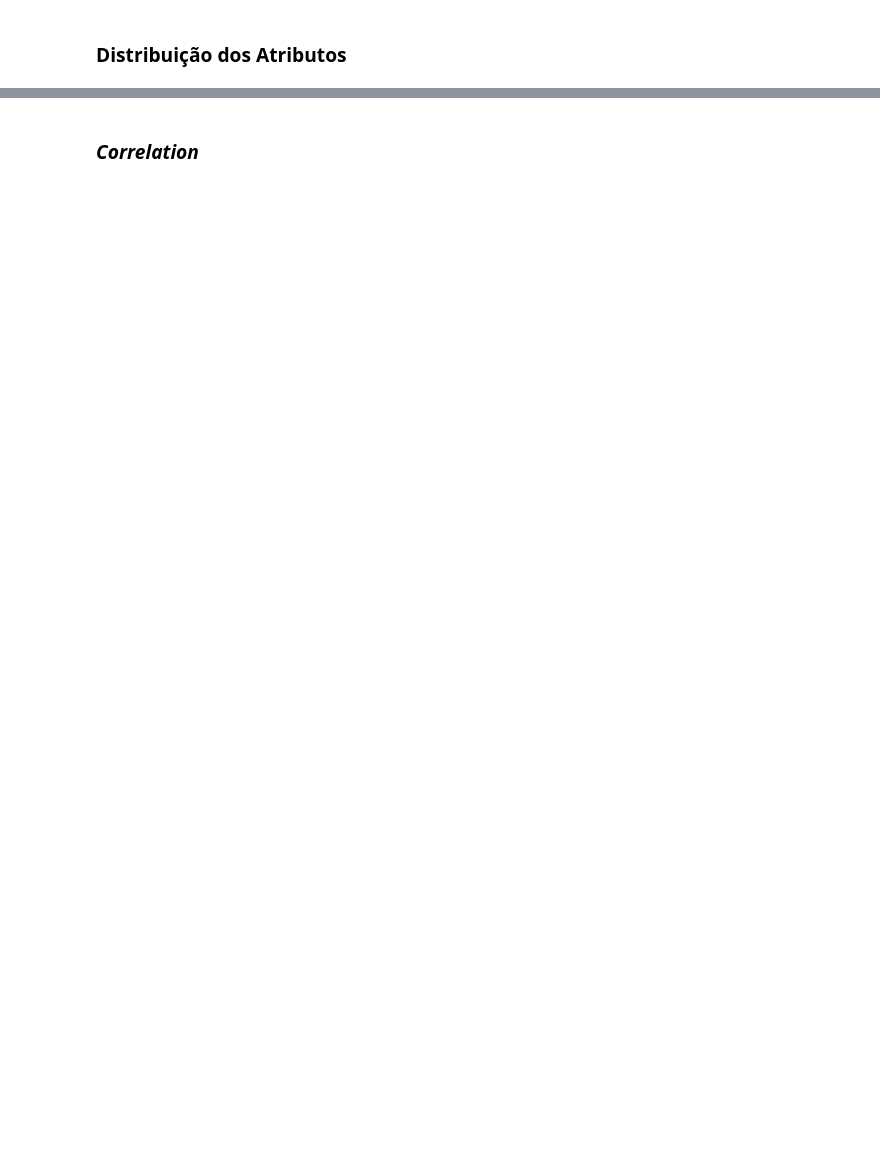
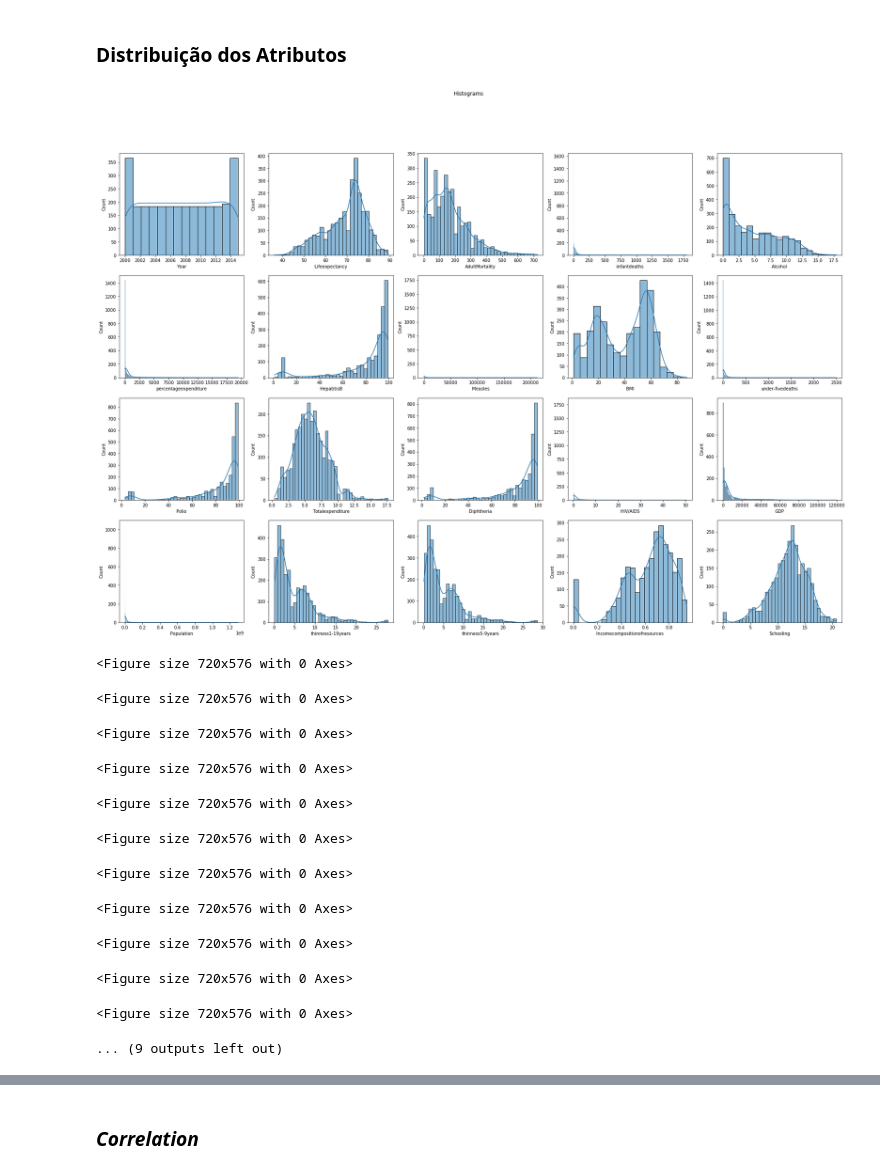
Before and after one commit to MarianaFilipa/DAA, a Jupyter notebook: Grupo_Tarefa/Grupo.ipynb, the cells around one changed output, grey strips where cells are left out. Cells and saved outputs as stored; diff of their text form; code cells hidden in the pictures; blank space fills up the shorter version.

```diff
--- a/Grupo_Tarefa/Grupo.ipynb
+++ b/Grupo_Tarefa/Grupo.ipynb
@@ -114,34 +114,40 @@ sns.heatmap(df.isnull(),yticklabels=False, cbar=False, cmap='viridis')
 # %% [markdown]
 ### Distribuição dos Atributos
 # %%
+import warnings
+warnings.filterwarnings("ignore")
+
 def atributes_distribution(df):
-    fig, axs = plt.subplots(4,5,figsize=(20,25))
+    n_cols = 5; n_lines = 4
+    fig, axs = plt.subplots(n_lines,n_cols,figsize=(30,20))
     fig.suptitle('Histograms')
 
-    #sns.histplot(df['Status'], ax=axs[0,0], kde=True)
-    sns.histplot(df['Lifeexpectancy'], ax=axs[0,1], kde=True)
-    sns.histplot(df['AdultMortality'], ax=axs[0,2], kde=True)
-    sns.histplot(df['infantdeaths'], ax=axs[0,3], kde=True)
-    sns.histplot(df['Alcohol'], ax=axs[0,4], kde=True)
+    df_aux= df.select_dtypes(include=np.number)
+    cols = list(df_aux.columns)
 
-    sns.histplot(df['percentageexpenditure'], ax=axs[1,0], kde=True)
-    sns.histplot(df['HepatitisB'], ax=axs[1,1], kde=True)
-    sns.histplot(df['Measles'], ax=axs[1,2], kde=True)
-    sns.histplot(df['BMI'], ax=axs[1,3], kde=True)
-    sns.histplot(df['under-fivedeaths'], ax=axs[1,4], kde=True)
+    i = 0; j = 0
+    for x1 in cols:
+        plt.figure(figsize = (10,8))
+        sns.histplot(x = df[x1], data=df, ax=axs[i,j], kde=True)
+        j = j + 1
+        if(j == n_cols):
+            i=i+1
+            j = 0
 
-    sns.histplot(df['Polio'], ax=axs[2,0], kde=True)
-    sns.histplot(df['Totalexpenditure'], ax=axs[2,1], kde=True)
-    sns.histplot(df['Diphtheria'], ax=axs[2,2], kde=True)
-    sns.histplot(df['HIV/AIDS'], ax=axs[2,3], kde=True)
-    sns.histplot(df['GDP'], ax=axs[2,4], kde=True)
-
-    #sns.histplot(df['Population'], ax=axs[3,0], kde=True)
-    sns.histplot(df['thinness1-19years'], ax=axs[3,1], kde=True)
-    sns.histplot(df['thinness5-9years'], ax=axs[3,2], kde=True)
-    sns.histplot(df['Incomecompositionofresources'], ax=axs[3,3], kde=True)
-    sns.histplot(df['Schooling'], ax=axs[3,4], kde=True)
-
-#atributes_distribution(df)
+atributes_distribution(df)
+# %% [output]
+[figure, added]
+<Figure size 720x576 with 0 Axes>
+<Figure size 720x576 with 0 Axes>
+<Figure size 720x576 with 0 Axes>
+<Figure size 720x576 with 0 Axes>
+<Figure size 720x576 with 0 Axes>
+<Figure size 720x576 with 0 Axes>
+<Figure size 720x576 with 0 Axes>
+<Figure size 720x576 with 0 Axes>
+<Figure size 720x576 with 0 Axes>
+<Figure size 720x576 with 0 Axes>
+<Figure size 720x576 with 0 Axes>
+... (9 outputs left out)
 # %%
 # Relação entre cada atributo:
```
Also changed, not shown: parts of 18 cells of this notebook.
